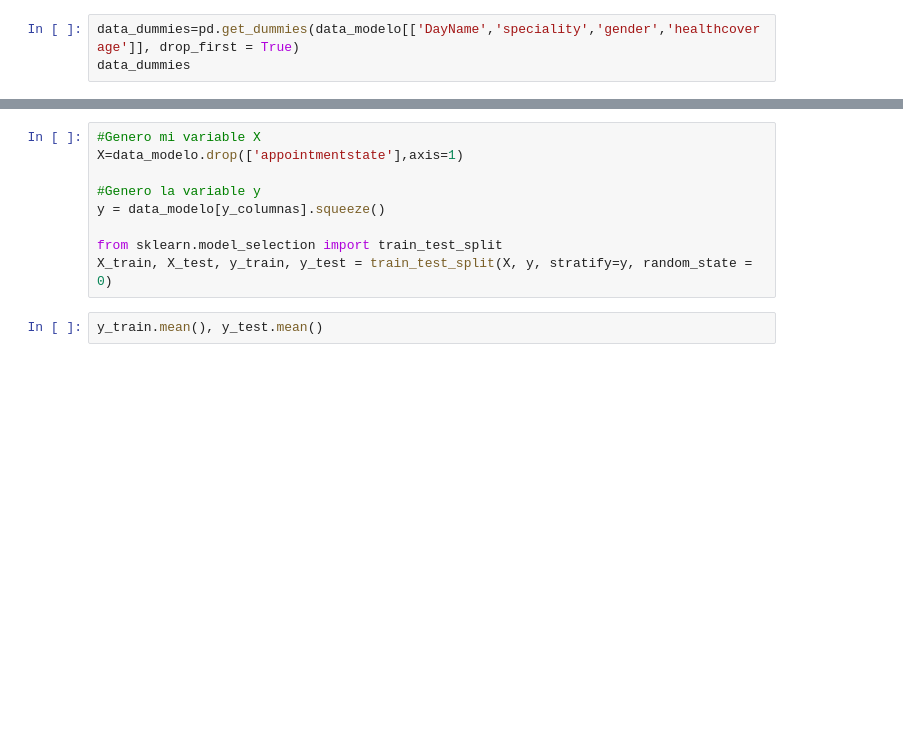
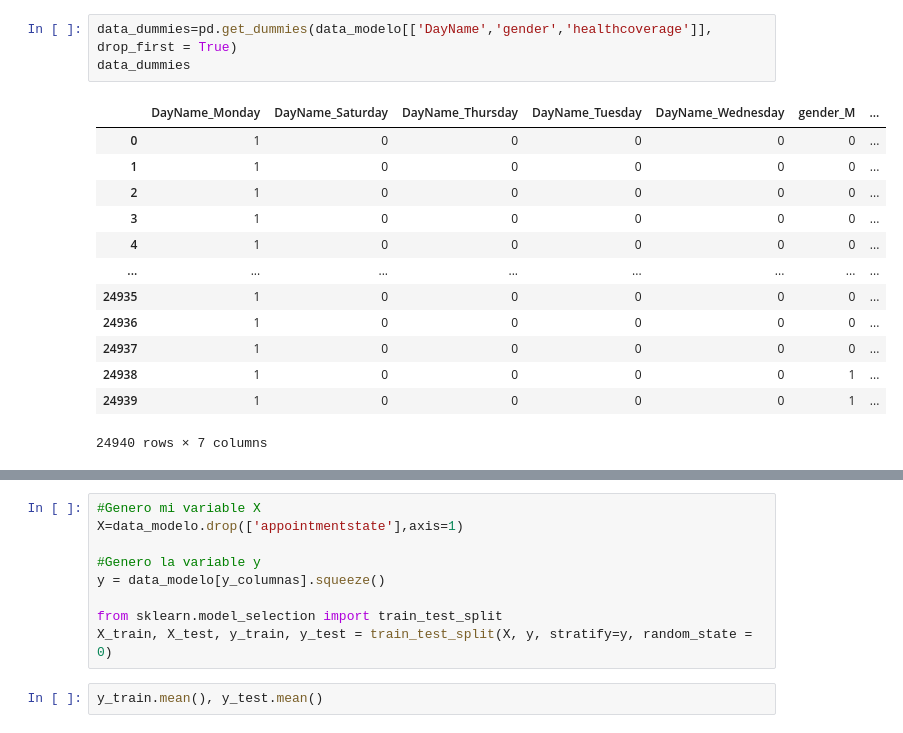
Before and after one commit to casagrandeale/TPDigitalHouse, a Jupyter notebook: T.P 3/2 - Regresion Logistica.ipynb, the cells around one changed output, grey strips where cells are left out. Drawn from its saved outputs; the diff is of its cells as text; blank space fills up the shorter version.

```diff
--- a/T.P 3/2 - Regresion Logistica.ipynb
+++ b/T.P 3/2 - Regresion Logistica.ipynb
@@ -48,6 +52,20 @@ for c, ax in zip(data_modelo.columns[:-1], axes.flatten()):
 # %%
-data_dummies=pd.get_dummies(data_modelo[['DayName','speciality','gender','healthcoverage']], drop_first = True)
+data_dummies=pd.get_dummies(data_modelo[['DayName','gender','healthcoverage']], drop_first = True)
 data_dummies
+# %% [output]
+|  | DayName_Monday | DayName_Saturday | DayName_Thursday | DayName_Tuesday | DayName_Wednesday | gender_M | ... |
+| 0 | 1 | 0 | 0 | 0 | 0 | 0 | ... |
+| 1 | 1 | 0 | 0 | 0 | 0 | 0 | ... |
+| 2 | 1 | 0 | 0 | 0 | 0 | 0 | ... |
+| 3 | 1 | 0 | 0 | 0 | 0 | 0 | ... |
+| 4 | 1 | 0 | 0 | 0 | 0 | 0 | ... |
+| ... | ... | ... | ... | ... | ... | ... | ... |
+| 24935 | 1 | 0 | 0 | 0 | 0 | 0 | ... |
+| 24936 | 1 | 0 | 0 | 0 | 0 | 0 | ... |
+| 24937 | 1 | 0 | 0 | 0 | 0 | 0 | ... |
+| 24938 | 1 | 0 | 0 | 0 | 0 | 1 | ... |
+| 24939 | 1 | 0 | 0 | 0 | 0 | 1 | ... |
+24940 rows × 7 columns
 # %%
 
 data_modelo = pd.concat([data[['endofmonth','day','hour','emailvalid','appointmentstate','priordayholiday','nextdayholiday','age','daysbeforereserved','outofschedule','firsttime']],data_dummies], axis = 1)
```
Also changed, not shown: parts of 15 cells of this notebook, 2 other files.
